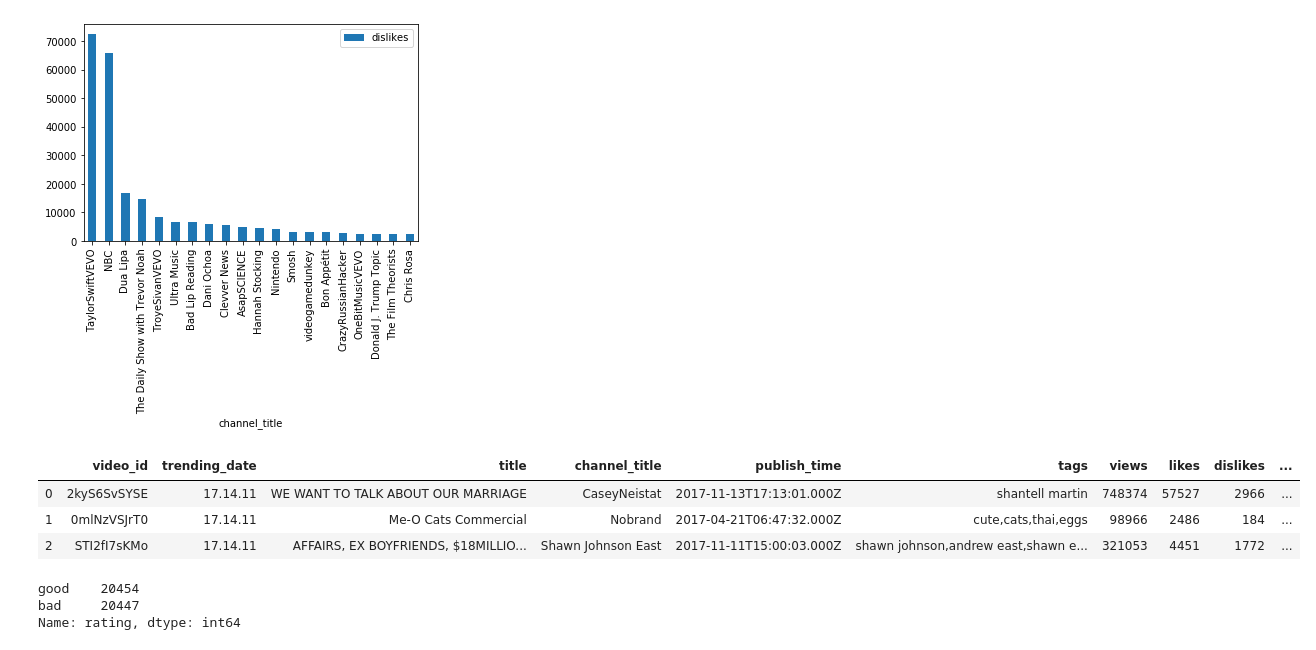
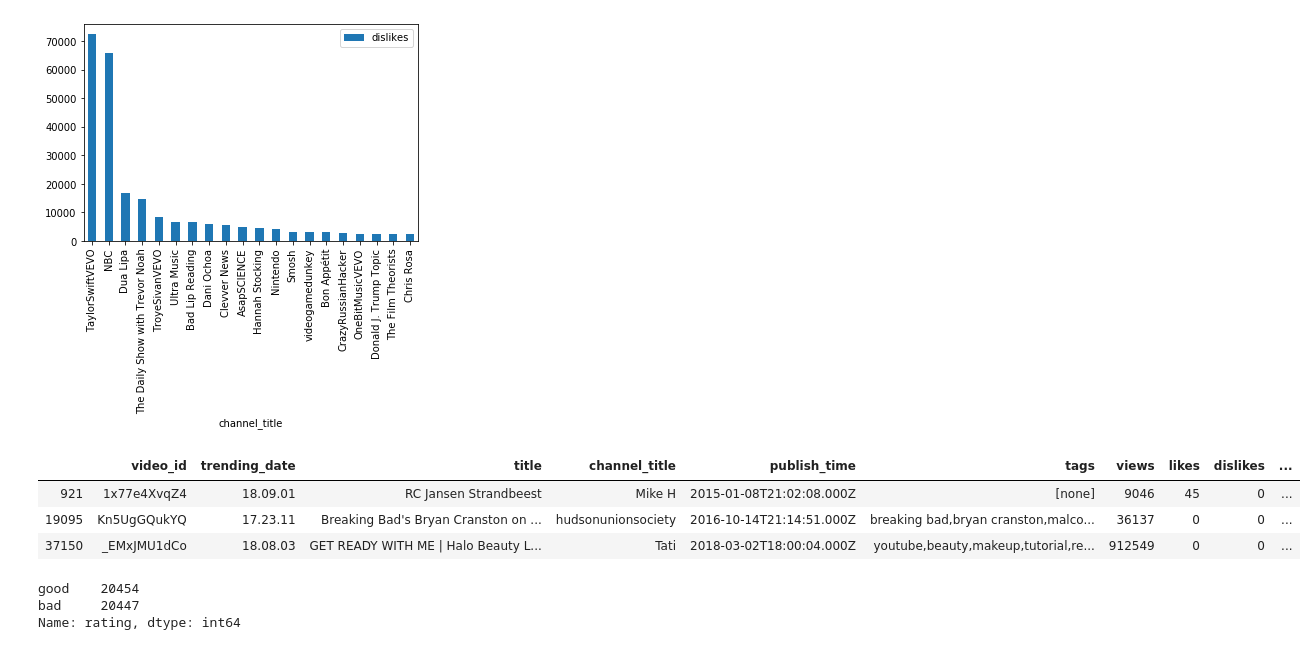
Before and after one commit to srivasis/MA384, a Jupyter notebook: Graph - clarkta.ipynb, the cells around one changed output. Cells and saved outputs as stored; diff of their text form; code cells hidden in the pictures.

```diff
--- a/Graph - clarkta.ipynb
+++ b/Graph - clarkta.ipynb
@@ -153,12 +153,12 @@ usDataDates.get_group('18.14.01').sort_values(by=['dislikes'], ascending=False).
 # %%
 usData2 = usData
 usData2['rating'] = pd.qcut(usData.dislikes, q=2, labels=['good', 'bad'])
-usData2.head(3)
+usData2.sort_values(by=['dislikes'], ascending=True).head(3)
 # %% [output]
 |  | video_id | trending_date | title | channel_title | publish_time | tags | views | likes | dislikes | ... |
-| 0 | 2kyS6SvSYSE | 17.14.11 | WE WANT TO TALK ABOUT OUR MARRIAGE | CaseyNeistat | 2017-11-13T17:13:01.000Z | shantell martin | 748374 | 57527 | 2966 | ... |
-| 1 | 0mlNzVSJrT0 | 17.14.11 | Me-O Cats Commercial | Nobrand | 2017-04-21T06:47:32.000Z | cute,cats,thai,eggs | 98966 | 2486 | 184 | ... |
-| 2 | STI2fI7sKMo | 17.14.11 | AFFAIRS, EX BOYFRIENDS, $18MILLIO... | Shawn Johnson East | 2017-11-11T15:00:03.000Z | shawn johnson,andrew east,shawn e... | 321053 | 4451 | 1772 | ... |
+| 921 | 1x77e4XvqZ4 | 18.09.01 | RC Jansen Strandbeest | Mike H | 2015-01-08T21:02:08.000Z | [none] | 9046 | 45 | 0 | ... |
+| 19095 | Kn5UgGQukYQ | 17.23.11 | Breaking Bad's Bryan Cranston on ... | hudsonunionsociety | 2016-10-14T21:14:51.000Z | breaking bad,bryan cranston,malco... | 36137 | 0 | 0 | ... |
+| 37150 | _EMxJMU1dCo | 18.08.03 | GET READY WITH ME | Halo Beauty L... | Tati | 2018-03-02T18:00:04.000Z | youtube,beauty,makeup,tutorial,re... | 912549 | 0 | 0 | ... |
 # %%
 usData2.rating.value_counts()
 # %% [output]
```
Also changed, not shown: parts of 4 cells of this notebook.
